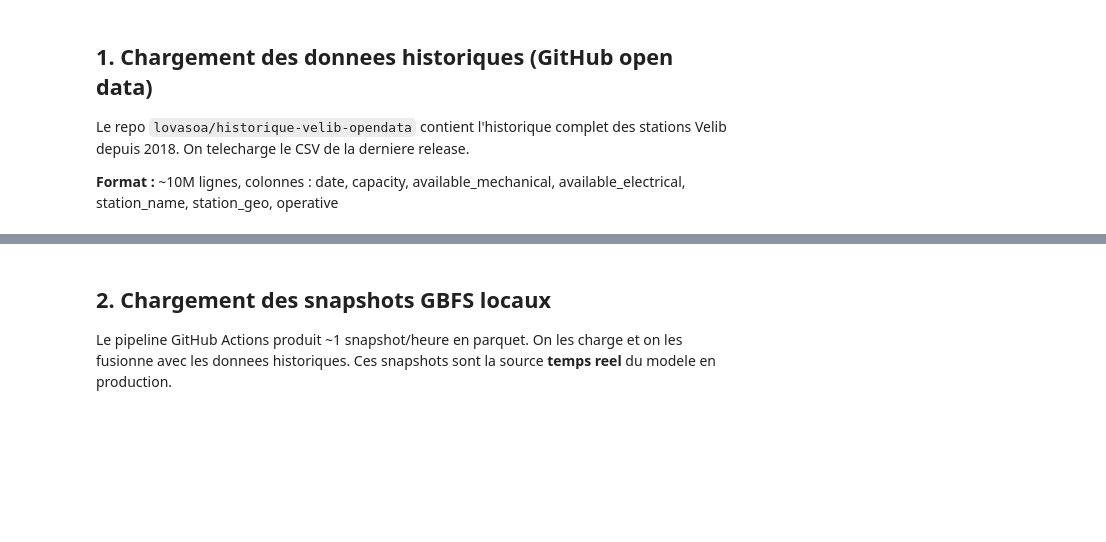
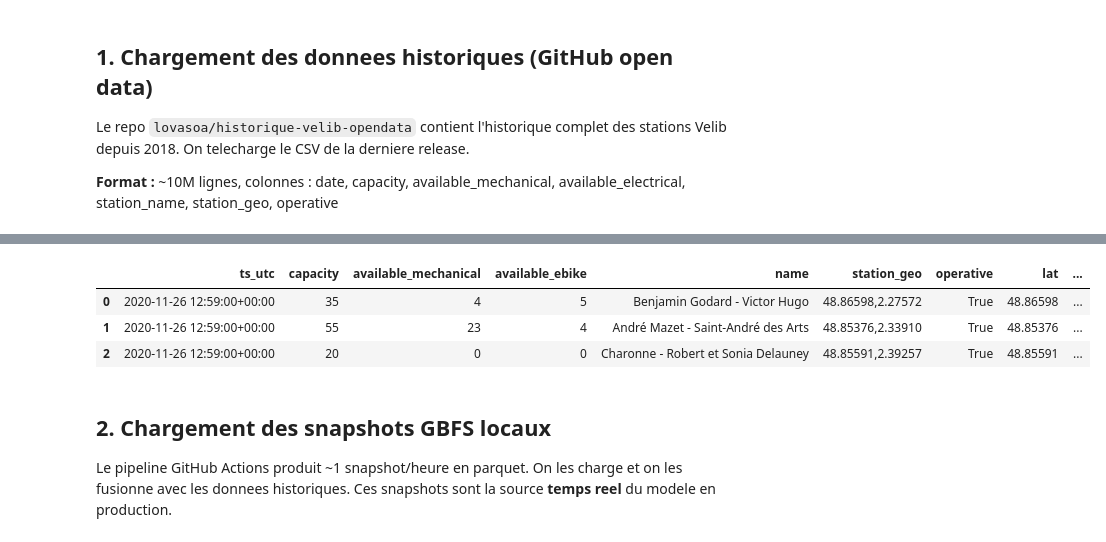
Before and after one commit to SouhaiLOps/Velib-analytics-, a Jupyter notebook: notebooks/01_velib_eda.ipynb, the cells around one changed output, grey strips where cells are left out. Saved outputs shown, nothing was run; the diff lists cells and outputs as text; code cells hidden in the pictures; blank space fills up the shorter version.

```diff
--- a/notebooks/01_velib_eda.ipynb
+++ b/notebooks/01_velib_eda.ipynb
@@ -136,42 +156,62 @@ df_hist.head()
 # %%
-# Parsing et nettoyage des donnees historiques
-print('Colonnes disponibles :', df_hist.columns.tolist())
+# Rechargement avec les bons noms de colonnes (pas de header dans ce CSV)
+import io, zipfile, gzip
 
-# Renommer selon le format observe
-rename_map = {
-    'date': 'ts_utc',
-    'station_name': 'name',
-    'available_mechanical': 'available_mechanical',
-    'available_electrical': 'available_ebike',
-    'operative': 'is_operative',
-}
-df_hist = df_hist.rename(columns={k: v for k, v in rename_map.items() if k in df_hist.columns})
+content = resp.content
+
+if chosen_url.endswith('.zip'):
+    z = zipfile.ZipFile(io.BytesIO(content))
+    csv_names = [n for n in z.namelist() if n.lower().endswith('.csv')]
+    df_hist = pd.read_csv(
+        z.open(csv_names[0]),
+        header=None,
+        names=["ts_utc", "capacity", "available_mechanical", "available_ebike",
+               "name", "station_geo", "operative"],
+        low_memory=False
+    )
+elif chosen_url.endswith('.csv.gz'):
+    df_hist = pd.read_csv(
+        io.BytesIO(gzip.decompress(content)),
+        header=None,
+        names=["ts_utc", "capacity", "available_mechanical", "available_ebike",
+               "name", "station_geo", "operative"],
+        low_memory=False
+    )
+else:
+    df_hist = pd.read_csv(
+        io.BytesIO(content),
+        header=None,
+        names=["ts_utc", "capacity", "available_mechanical", "available_ebike",
+               "name", "station_geo", "operative"],
+        low_memory=False
+    )
 
 # Parsing date
-if 'ts_utc' in df_hist.columns:
-    df_hist['ts_utc'] = pd.to_datetime(df_hist['ts_utc'], utc=True, errors='coerce')
+df_hist['ts_utc'] = pd.to_datetime(df_hist['ts_utc'], utc=True, errors='coerce')
 
-# Extraction lat/lon depuis station_geo si disponible
-if 'station_geo' in df_hist.columns:
-    try:
-        coords = df_hist['station_geo'].str.extract(r'([0-9.]+),\s*([0-9.]+)')
-        df_hist['lat'] = coords[0].astype(float)
-        df_hist['lon'] = coords[1].astype(float)
-        print('[OK] lat/lon extraits depuis station_geo')
-    except Exception as e:
-        print(f'[WARN] Extraction lat/lon : {e}')
+# Extraction lat/lon depuis station_geo (format "lat,lon")
+try:
+    coords = df_hist['station_geo'].str.extract(r'([\d.]+),\s*([\d.]+)')
+    df_hist['lat'] = coords[0].astype(float)
+    df_hist['lon'] = coords[1].astype(float)
+    print('[OK] lat/lon extraits')
+except Exception as e:
+    print(f'[WARN] {e}')
 
-# Calcul fill_rate si capacity disponible
-if 'capacity' in df_hist.columns:
-    avail_col = 'available_mechanical'
-    if 'available_ebike' in df_hist.columns:
-        total_bikes = df_hist.get('available_mechanical', 0).fillna(0) + df_hist.get('available_ebike', 0).fillna(0)
-    else:
-        total_bikes = df_hist.get(avail_col, 0).fillna(0)
-    df_hist['fill_rate'] = (total_bikes / df_hist['capacity'].replace(0, np.nan)).clip(0, 1)
-    print(f'[OK] fill_rate calcule. Stats :')
-    print(df_hist['fill_rate'].describe().round(3))
+# Conversion types numeriques
+for col in ['capacity', 'available_mechanical', 'available_ebike']:
+    df_hist[col] = pd.to_numeric(df_hist[col], errors='coerce')
 
-print(f'\nShape final : {df_hist.shape}')
-print(f'Periode     : {df_hist["ts_utc"].min()} --> {df_hist["ts_utc"].max()}')
+# Calcul fill_rate
+total_bikes = df_hist['available_mechanical'].fillna(0) + df_hist['available_ebike'].fillna(0)
+df_hist['fill_rate'] = (total_bikes / df_hist['capacity'].replace(0, np.nan)).clip(0, 1)
+
+# station_id = nom de la station (pas d'ID numerique dans ce dataset)
+df_hist['station_id'] = df_hist['name']
+
+print(f'Colonnes : {df_hist.columns.tolist()}')
+print(f'Shape    : {df_hist.shape}')
+print(f'Periode  : {df_hist["ts_utc"].min()} --> {df_hist["ts_utc"].max()}')
+print(df_hist['fill_rate'].describe().round(3))
 df_hist.head(3)
+# %% [output]
@@ -178,3 +231,7 @@ df_hist.head(3)
+|  | ts_utc | capacity | available_mechanical | available_ebike | name | station_geo | operative | lat | ... |
+| 0 | 2020-11-26 12:59:00+00:00 | 35 | 4 | 5 | Benjamin Godard - Victor Hugo | 48.86598,2.27572 | True | 48.86598 | ... |
+| 1 | 2020-11-26 12:59:00+00:00 | 55 | 23 | 4 | André Mazet - Saint-André des Arts | 48.85376,2.33910 | True | 48.85376 | ... |
+| 2 | 2020-11-26 12:59:00+00:00 | 20 | 0 | 0 | Charonne - Robert et Sonia Delauney | 48.85591,2.39257 | True | 48.85591 | ... |
 # %% [markdown]
 ## 2. Chargement des snapshots GBFS locaux
 
```
Also changed, not shown: parts of 13 cells of this notebook.
